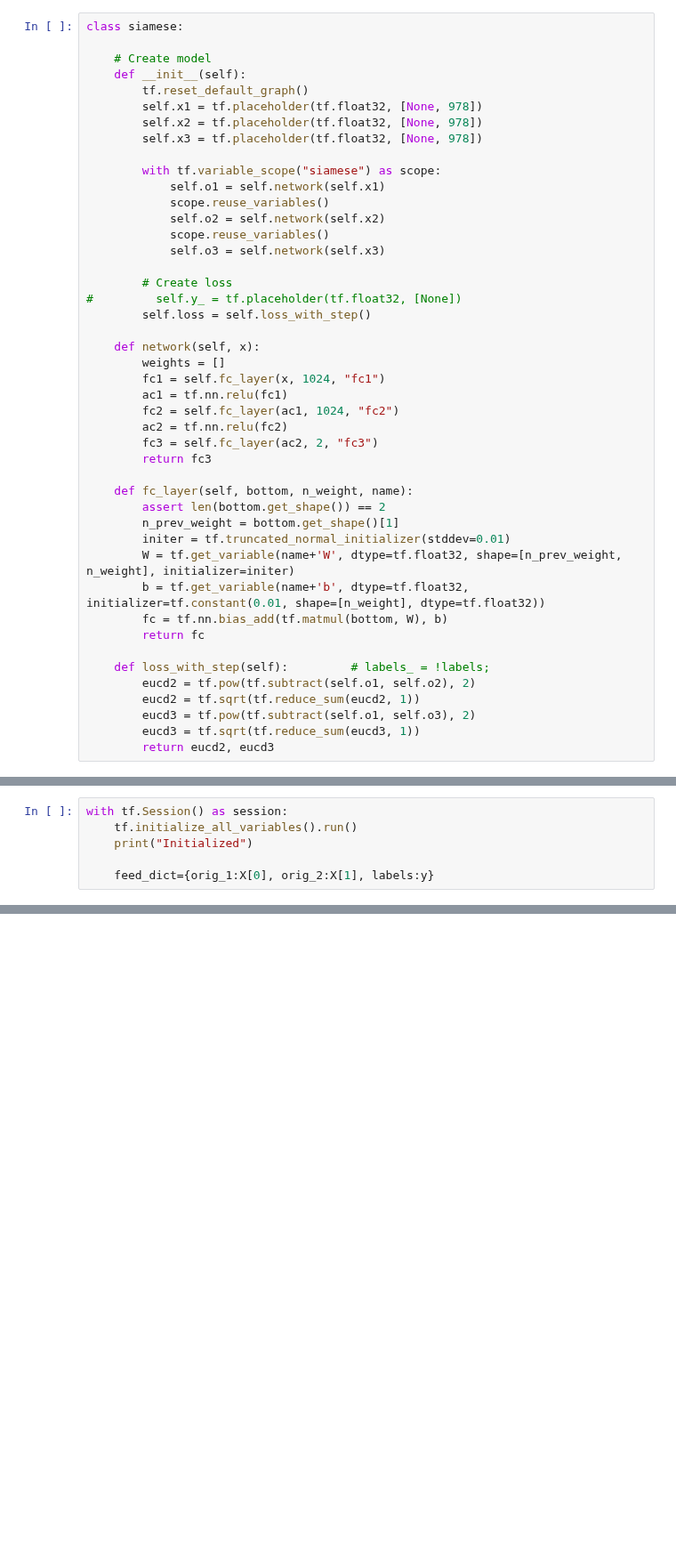
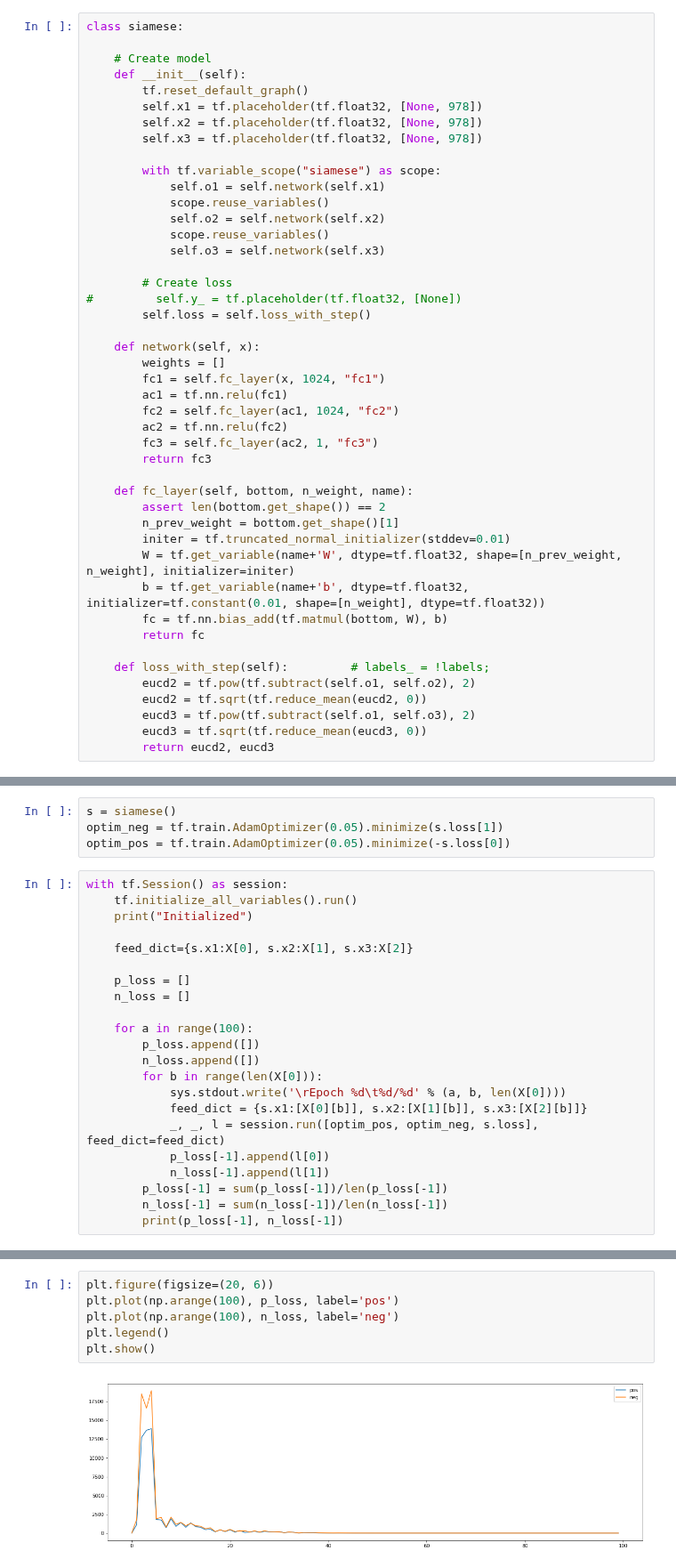
Before and after one commit to Dweepa/ItsAllInTheGenes, a Jupyter notebook: Trial_Siamese/trial2.ipynb, the cells around one changed output, grey strips where cells are left out. Shown at 89% size. Cells and saved outputs as stored; diff of their text form; blank space fills up the shorter version.

```diff
--- a/Trial_Siamese/trial2.ipynb
+++ b/Trial_Siamese/trial2.ipynb
@@ -31,7 +34,7 @@ class siamese:
         ac1 = tf.nn.relu(fc1)
         fc2 = self.fc_layer(ac1, 1024, "fc2")
         ac2 = tf.nn.relu(fc2)
-        fc3 = self.fc_layer(ac2, 2, "fc3")
+        fc3 = self.fc_layer(ac2, 1, "fc3")
         return fc3
 
     def fc_layer(self, bottom, n_weight, name):
@@ -45,7 +48,7 @@ class siamese:
 
     def loss_with_step(self):         # labels_ = !labels;
         eucd2 = tf.pow(tf.subtract(self.o1, self.o2), 2)
-        eucd2 = tf.sqrt(tf.reduce_sum(eucd2, 1))
+        eucd2 = tf.sqrt(tf.reduce_mean(eucd2, 0))
         eucd3 = tf.pow(tf.subtract(self.o1, self.o3), 2)
-        eucd3 = tf.sqrt(tf.reduce_sum(eucd3, 1))
+        eucd3 = tf.sqrt(tf.reduce_mean(eucd3, 0))
         return eucd2, eucd3
@@ -54,6 +55,26 @@ s = siamese()
-# %%
-with tf.Session() as session:
-    tf.initialize_all_variables().run()
-    print("Initialized")
-
-    feed_dict={orig_1:X[0], orig_2:X[1], labels:y}
+# %%
+s = siamese()
+optim_neg = tf.train.AdamOptimizer(0.05).minimize(s.loss[1])
+optim_pos = tf.train.AdamOptimizer(0.05).minimize(-s.loss[0])
+# %%
+with tf.Session() as session:
+    tf.initialize_all_variables().run()
+    print("Initialized")
+
+    feed_dict={s.x1:X[0], s.x2:X[1], s.x3:X[2]}
+
+    p_loss = []
+    n_loss = []
+
+    for a in range(100):
+        p_loss.append([])
+        n_loss.append([])
+        for b in range(len(X[0])):
+            sys.stdout.write('\rEpoch %d\t%d/%d' % (a, b, len(X[0])))
+            feed_dict = {s.x1:[X[0][b]], s.x2:[X[1][b]], s.x3:[X[2][b]]}
+            _, _, l = session.run([optim_pos, optim_neg, s.loss], feed_dict=feed_dict)
+            p_loss[-1].append(l[0])
+            n_loss[-1].append(l[1])
+        p_loss[-1] = sum(p_loss[-1])/len(p_loss[-1])
+        n_loss[-1] = sum(n_loss[-1])/len(n_loss[-1])
+        print(p_loss[-1], n_loss[-1])
@@ -59,0 +86,8 @@ with tf.Session() as session:
+# %%
+plt.figure(figsize=(20, 6))
+plt.plot(np.arange(100), p_loss, label='pos')
+plt.plot(np.arange(100), n_loss, label='neg')
+plt.legend()
+plt.show()
+# %% [output]
+[figure, added]
```
Also changed, not shown: parts of 4 cells of this notebook.
